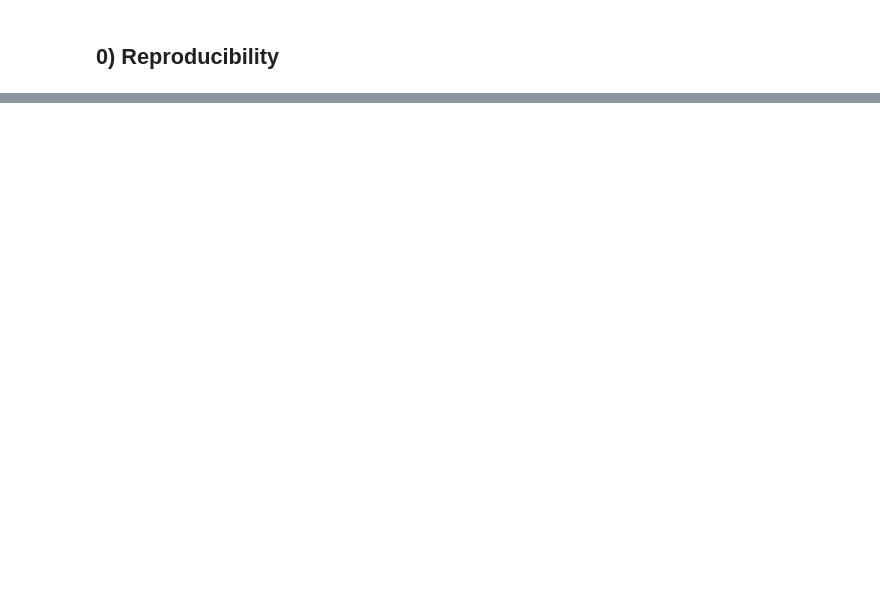
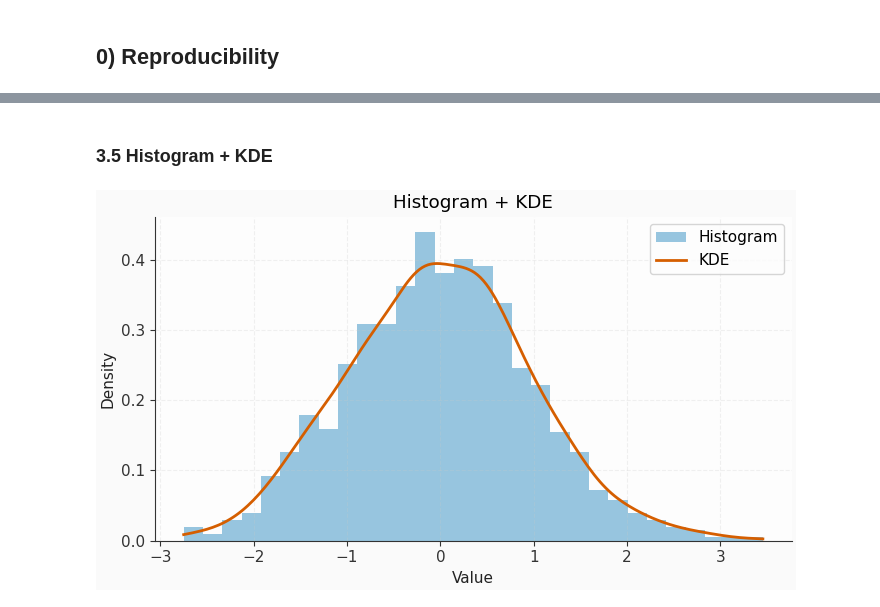
Before and after one commit to tarekmasryo/matplotlib-tutorials, a Jupyter notebook: matplotlib-beginner-to-pro.ipynb, the cells around one changed output, grey strips where cells are left out. Drawn from its saved outputs; the diff is of its cells as text; code cells hidden in the pictures; blank space fills up the shorter version.

```diff
--- a/matplotlib-beginner-to-pro.ipynb
+++ b/matplotlib-beginner-to-pro.ipynb
@@ -691,0 +244,19 @@ fig.savefig("export_example.png", dpi=200, bbox_inches="tight")
+# %% [markdown]
+### 3.5 Histogram + KDE
+# %%
+# Compare raw histogram vs smooth KDE density.
+
+data = rng.normal(size=1000)
+kde = gaussian_kde(data)
+
+x = np.linspace(data.min(), data.max(), 200)
+y = kde(x)
+
+fig, ax = plt.subplots()
+ax.hist(data, bins=30, density=True, alpha=0.4, label="Histogram")
+ax.plot(x, y, lw=2, label="KDE")
+ax.set(title="Histogram + KDE", xlabel="Value", ylabel="Density")
+ax.legend()
+plt.show()
+# %% [output]
+[figure, added]
```
Also changed, not shown: parts of 166 cells of this notebook.
